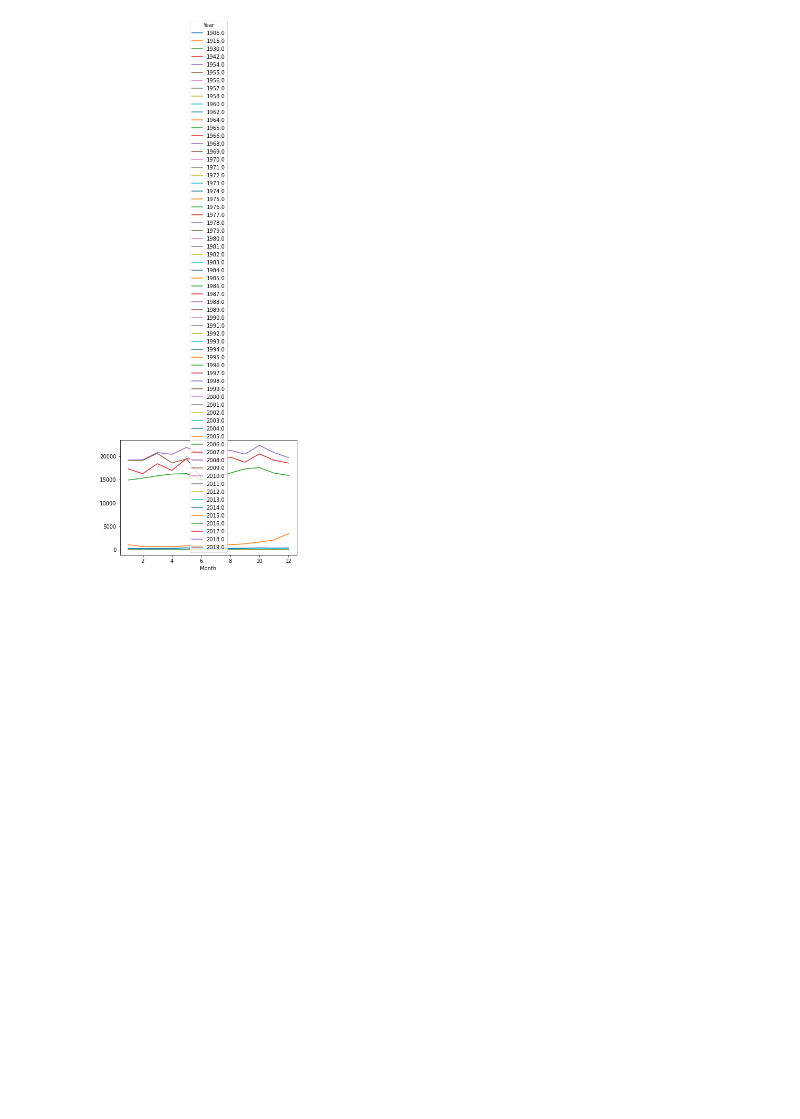
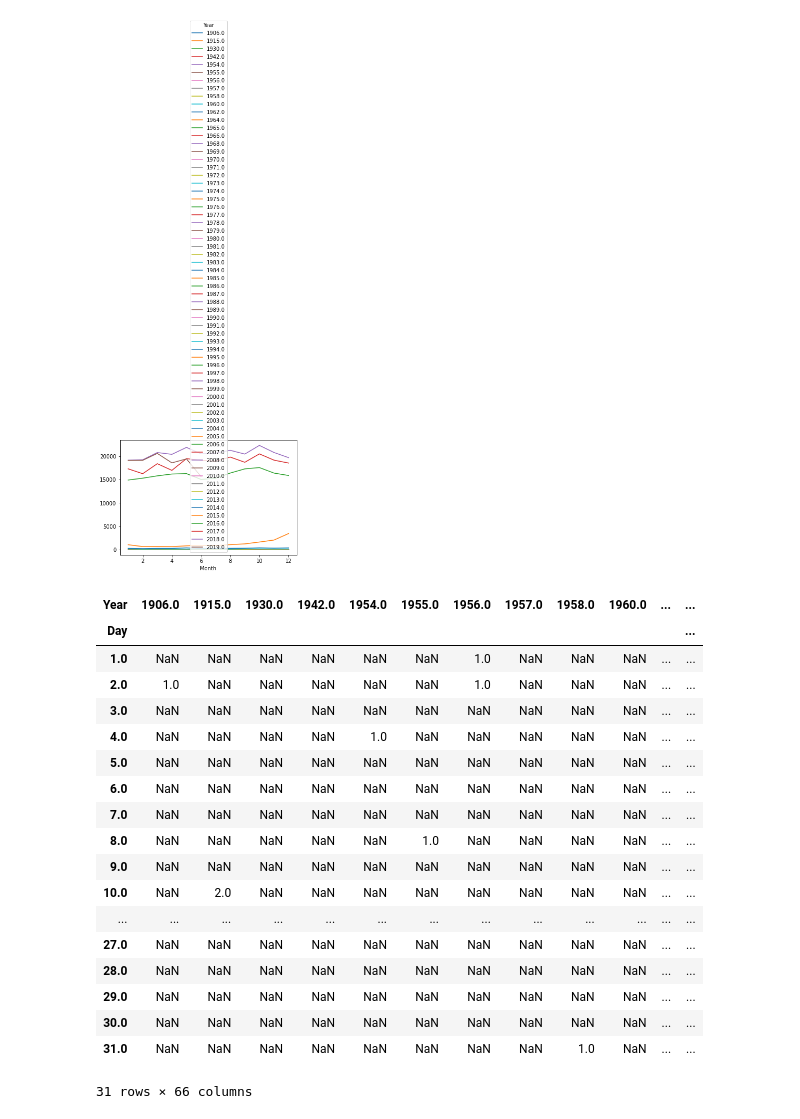
Before and after one commit to Eduardo-Coyto/ML-UTEC-4Geeks, a Jupyter notebook: DataSet Crimes_4GKS.ipynb, the cells around one changed output. Drawn from its saved outputs; the diff is of its cells as text; code cells hidden in the pictures; blank space fills up the shorter version.

```diff
--- a/DataSet Crimes_4GKS.ipynb
+++ b/DataSet Crimes_4GKS.ipynb
@@ -234,3 +234,25 @@ df.groupby([df['fecha_hechos'].dt.year.rename('Year'), df['fecha_hechos'].dt.mon
 # %% [output]
 <AxesSubplot:xlabel='Month'>
 [figure]
+# %%
+df.groupby([df['fecha_hechos'].dt.year.rename('Year'), df['fecha_hechos'].dt.day.rename('Day')]).size().unstack('Year')
+# %% [output]
+| Year | 1906.0 | 1915.0 | 1930.0 | 1942.0 | 1954.0 | 1955.0 | 1956.0 | 1957.0 | 1958.0 | 1960.0 | ... | ... |
+| Day |  |  |  |  |  |  |  |  |  |  |  | ... |
+| 1.0 | NaN | NaN | NaN | NaN | NaN | NaN | 1.0 | NaN | NaN | NaN | ... | ... |
+| 2.0 | 1.0 | NaN | NaN | NaN | NaN | NaN | 1.0 | NaN | NaN | NaN | ... | ... |
+| 3.0 | NaN | NaN | NaN | NaN | NaN | NaN | NaN | NaN | NaN | NaN | ... | ... |
+| 4.0 | NaN | NaN | NaN | NaN | 1.0 | NaN | NaN | NaN | NaN | NaN | ... | ... |
+| 5.0 | NaN | NaN | NaN | NaN | NaN | NaN | NaN | NaN | NaN | NaN | ... | ... |
+| 6.0 | NaN | NaN | NaN | NaN | NaN | NaN | NaN | NaN | NaN | NaN | ... | ... |
+| 7.0 | NaN | NaN | NaN | NaN | NaN | NaN | NaN | NaN | NaN | NaN | ... | ... |
+| 8.0 | NaN | NaN | NaN | NaN | NaN | 1.0 | NaN | NaN | NaN | NaN | ... | ... |
+| 9.0 | NaN | NaN | NaN | NaN | NaN | NaN | NaN | NaN | NaN | NaN | ... | ... |
+| 10.0 | NaN | 2.0 | NaN | NaN | NaN | NaN | NaN | NaN | NaN | NaN | ... | ... |
+| ... | ... | ... | ... | ... | ... | ... | ... | ... | ... | ... | ... | ... |
+| 27.0 | NaN | NaN | NaN | NaN | NaN | NaN | NaN | NaN | NaN | NaN | ... | ... |
+| 28.0 | NaN | NaN | NaN | NaN | NaN | NaN | NaN | NaN | NaN | NaN | ... | ... |
+| 29.0 | NaN | NaN | NaN | NaN | NaN | NaN | NaN | NaN | NaN | NaN | ... | ... |
+| 30.0 | NaN | NaN | NaN | NaN | NaN | NaN | NaN | NaN | NaN | NaN | ... | ... |
+| 31.0 | NaN | NaN | NaN | NaN | NaN | NaN | NaN | NaN | 1.0 | NaN | ... | ... |
+31 rows × 66 columns
```
Also changed, not shown: parts of 3 cells of this notebook.
